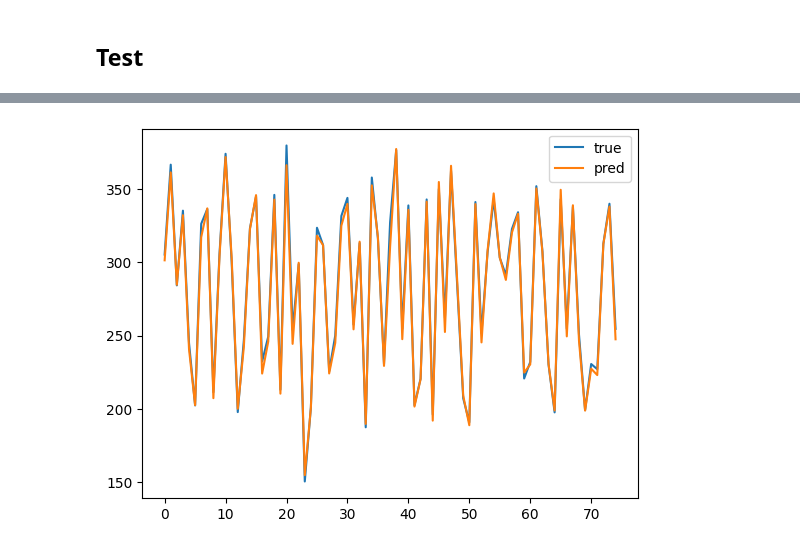
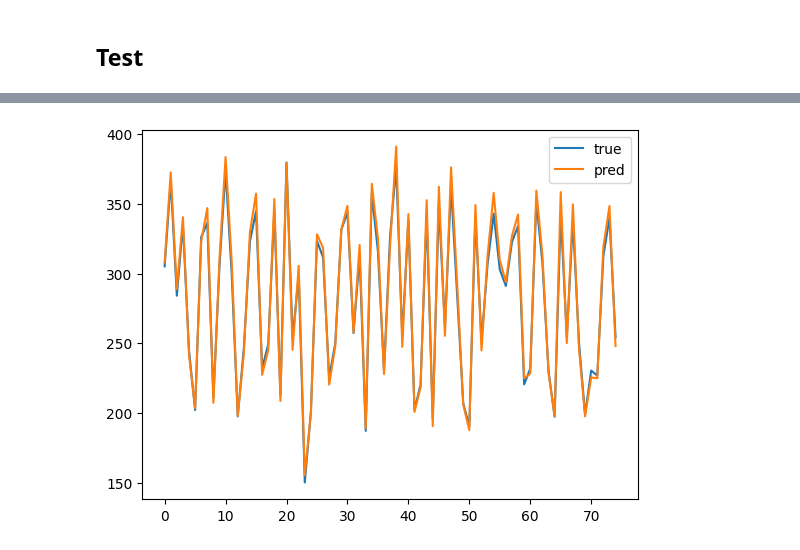
Before and after one commit to trminhnam/aio2022-projects, a Jupyter notebook: module5/project-time-series/tutorial.ipynb, the cells around one changed output, grey strips where cells are left out. Cells and saved outputs as stored; diff of their text form; code cells hidden in the pictures.

```diff
--- a/module5/project-time-series/tutorial.ipynb
+++ b/module5/project-time-series/tutorial.ipynb
@@ -218,11 +228,13 @@ train_dataloader = DataLoader(train_dataset, batch_size=BATCH_SIZE, shuffle=True
 val_dataloader = DataLoader(val_dataset, batch_size=BATCH_SIZE, shuffle=False)
 test_dataloader = DataLoader(test_dataset, batch_size=BATCH_SIZE, shuffle=False)
 # %%
-device = torch.device('cuda' if torch.cuda.is_available() else 'cpu')
-model = ForecastModel(n_features=N_FEATURES, n_hidden=HIDDEN_SIZE, n_layers=N_LAYERS, batch_first=True)
+device = torch.device("cuda" if torch.cuda.is_available() else "cpu")
+model = ForecastModel(
+    n_features=N_FEATURES, n_hidden=HIDDEN_SIZE, n_layers=N_LAYERS, batch_first=True
+)
 
 optimizer = torch.optim.Adam(model.parameters(), lr=LEARNING_RATE)
-criterion = nn.MSELoss(reduction='sum')
+criterion = nn.MSELoss(reduction="sum")
 # %%
 train_losses = []
 val_losses = []
@@ -272,16 +286,31 @@ Test Loss: 0.1506
 # %%
-# plot the test true value and predicted value
-model = model.to(device)
-model.eval()
-with torch.no_grad():
-    y_pred = model.predict(torch.from_numpy(X_test).float().to(device))
-y_pred = y_pred.cpu().numpy()
-y_pred = y_pred * std[target_idx] + mean[target_idx]
-y_test = y_test * std[target_idx] + mean[target_idx]
+def visualize_predictions(model, dataloader, device, target_idx, mean, std):
+    model.eval()
+    model = model.to(device)
+    ground_truth = []
+    predictions = []
 
-plt.plot(y_test, label='true')
-plt.plot(y_pred, label='pred')
-plt.legend()
-plt.show()
+    # plot the test true value and predicted value
+    for batch_idx, (X_test, y_test) in enumerate(dataloader):
+        X_test = X_test.to(device)
+        y_test = y_test.to(device)
+
+        with torch.no_grad():
+            y_pred = model.predict(X_test)
+
+        y_pred = y_pred.detach().cpu().numpy()
+        y_test = y_test.detach().cpu().numpy()
+        y_pred = y_pred * std[target_idx] + mean[target_idx]
+        y_test = y_test * std[target_idx] + mean[target_idx]
+        ground_truth.extend(y_test)
+        predictions.extend(y_pred)
+
+    plt.plot(ground_truth, label="true")
+    plt.plot(predictions, label="pred")
+    plt.legend()
+    plt.show()
+
+
+visualize_predictions(model, test_dataloader, device, target_idx, mean, std)
 # %% [output]
-[figure, old version]
+[figure, new version]
```
Also changed, not shown: parts of 8 cells of this notebook, 3 other files.
